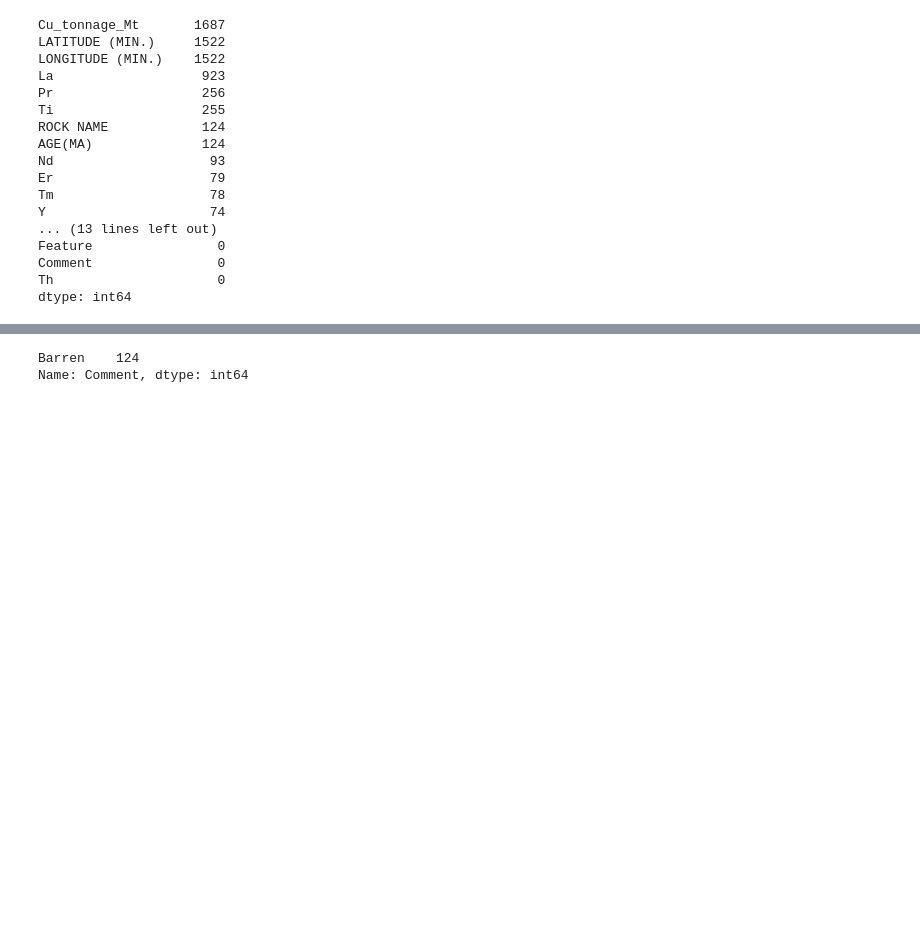
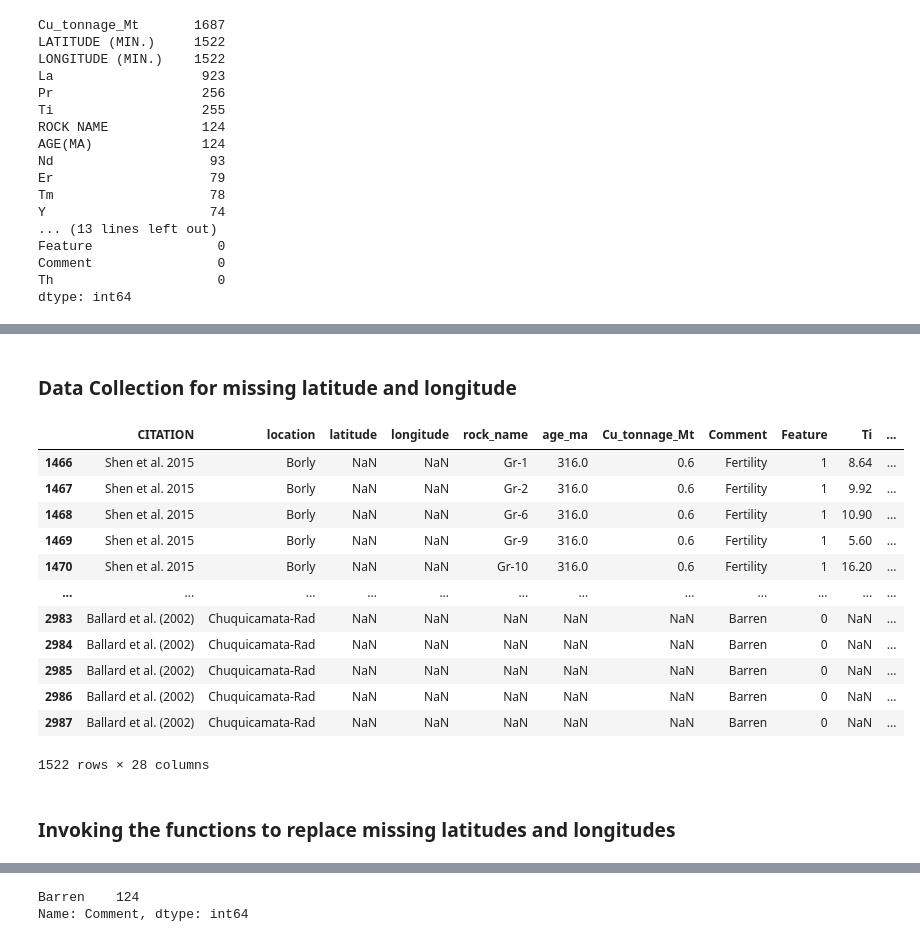
Before and after one commit to phaniram05/zircon-fertility-dsc, a Jupyter notebook: DSC-Zircon.ipynb, the cells around one changed output, grey strips where cells are left out. Saved outputs shown, nothing was run; the diff lists cells and outputs as text; code cells hidden in the pictures; blank space fills up the shorter version.

```diff
--- a/DSC-Zircon.ipynb
+++ b/DSC-Zircon.ipynb
@@ -201,3 +225,5 @@ null_lat_rec
 | 31 | Yellowstone | 18 |
 | 32 | Younger Toba Tuff | 20 |
 | 33 | Yulong | 90 |
+# %% [markdown]
+### Data Collection for missing latitude and longitude
@@ -203,0 +275,21 @@ null_lat_rec
+# %%
+df1['location'] = df1['location'].apply(str.strip)
+# %%
+null_latitude_rec = df1[df1['latitude'].isnull()]
+null_latitude_rec
+# %% [output]
+|  | CITATION | location | latitude | longitude | rock_name | age_ma | Cu_tonnage_Mt | Comment | Feature | Ti | ... |
+| 1466 | Shen et al. 2015 | Borly | NaN | NaN | Gr-1 | 316.0 | 0.6 | Fertility | 1 | 8.64 | ... |
+| 1467 | Shen et al. 2015 | Borly | NaN | NaN | Gr-2 | 316.0 | 0.6 | Fertility | 1 | 9.92 | ... |
+| 1468 | Shen et al. 2015 | Borly | NaN | NaN | Gr-6 | 316.0 | 0.6 | Fertility | 1 | 10.90 | ... |
+| 1469 | Shen et al. 2015 | Borly | NaN | NaN | Gr-9 | 316.0 | 0.6 | Fertility | 1 | 5.60 | ... |
+| 1470 | Shen et al. 2015 | Borly | NaN | NaN | Gr-10 | 316.0 | 0.6 | Fertility | 1 | 16.20 | ... |
+| ... | ... | ... | ... | ... | ... | ... | ... | ... | ... | ... | ... |
+| 2983 | Ballard et al. (2002) | Chuquicamata-Rad | NaN | NaN | NaN | NaN | NaN | Barren | 0 | NaN | ... |
+| 2984 | Ballard et al. (2002) | Chuquicamata-Rad | NaN | NaN | NaN | NaN | NaN | Barren | 0 | NaN | ... |
+| 2985 | Ballard et al. (2002) | Chuquicamata-Rad | NaN | NaN | NaN | NaN | NaN | Barren | 0 | NaN | ... |
+| 2986 | Ballard et al. (2002) | Chuquicamata-Rad | NaN | NaN | NaN | NaN | NaN | Barren | 0 | NaN | ... |
+| 2987 | Ballard et al. (2002) | Chuquicamata-Rad | NaN | NaN | NaN | NaN | NaN | Barren | 0 | NaN | ... |
+1522 rows × 28 columns
+# %% [markdown]
+### Invoking the functions to replace missing latitudes and longitudes
```
Also changed, not shown: parts of 71 cells of this notebook.
